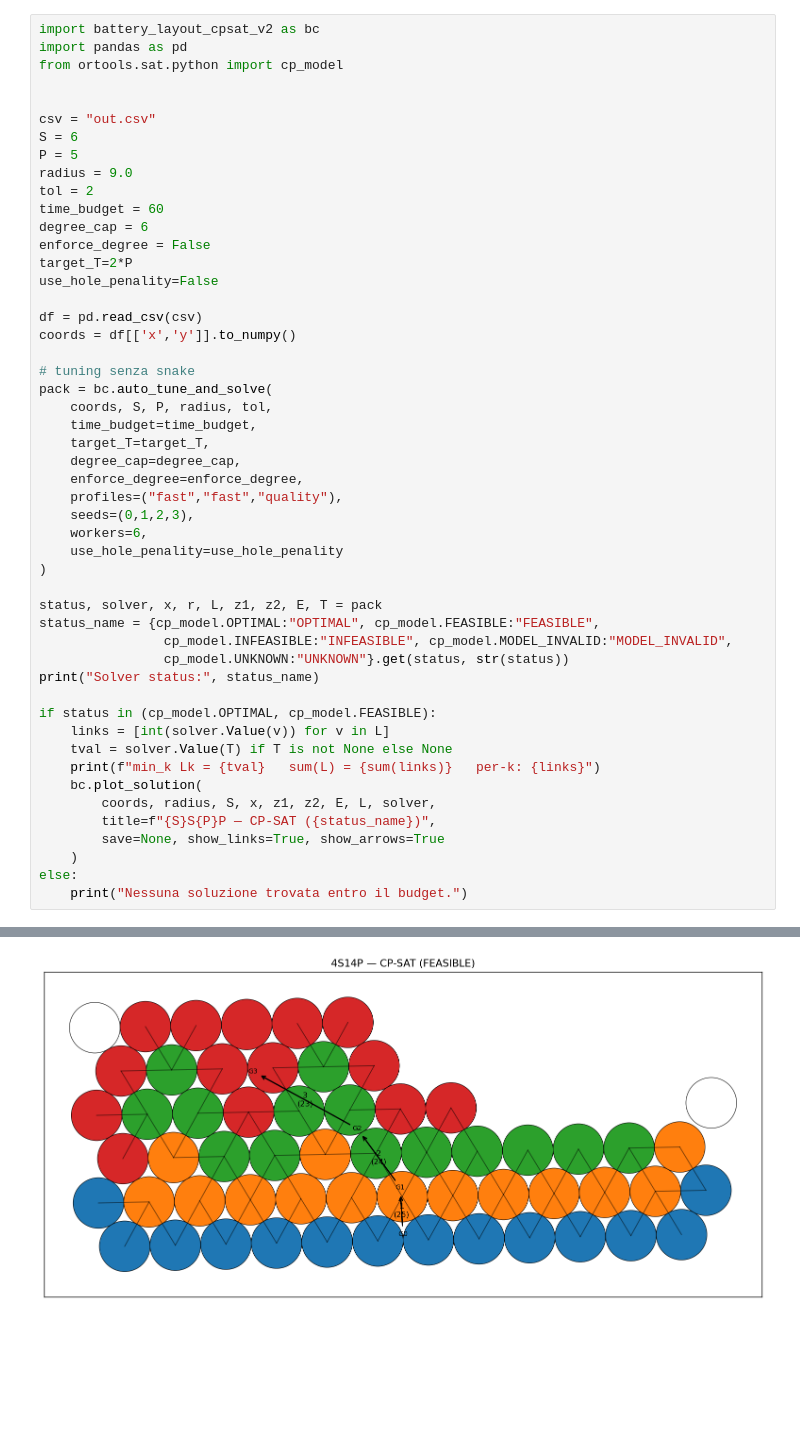
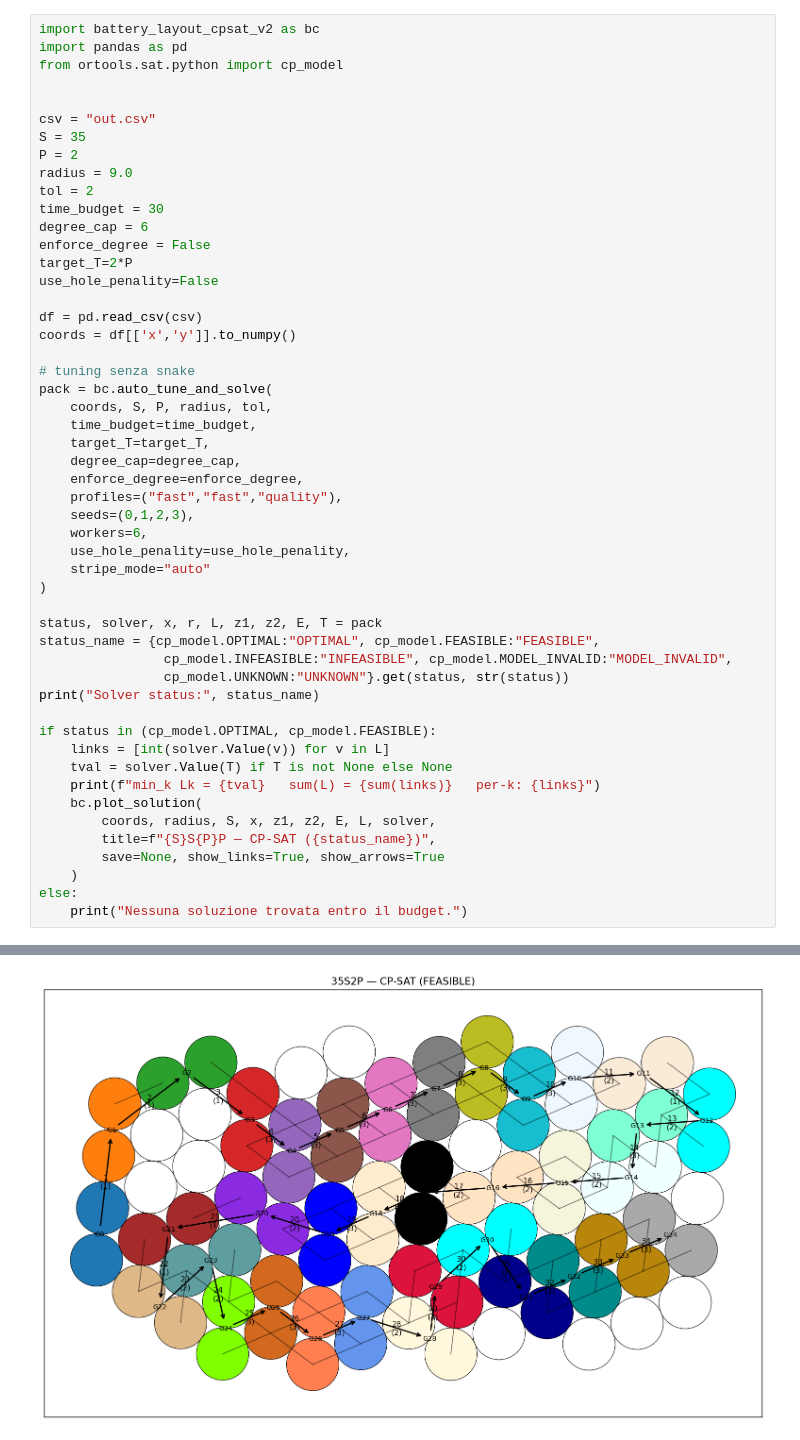
Before and after one commit to adducec03/2BD_project, a Jupyter notebook: others/new_version/notebook.ipynb, the cells around one changed output, grey strips where cells are left out. Drawn from its saved outputs; the diff is of its cells as text; blank space fills up the shorter version.

```diff
--- a/others/new_version/notebook.ipynb
+++ b/others/new_version/notebook.ipynb
@@ -91,11 +89,11 @@ from ortools.sat.python import cp_model
 
 
 csv = "out.csv"
-S = 6
-P = 5
+S = 35
+P = 2
 radius = 9.0
 tol = 2
-time_budget = 60
+time_budget = 30
 degree_cap = 6
 enforce_degree = False
 target_T=2*P
@@ -114,7 +112,8 @@ pack = bc.auto_tune_and_solve(
     profiles=("fast","fast","quality"),
     seeds=(0,1,2,3),
     workers=6,
-    use_hole_penality=use_hole_penality
+    use_hole_penality=use_hole_penality,
+    stripe_mode="auto"
 )
 
 status, solver, x, r, L, z1, z2, E, T = pack
@@ -155 +154 @@ min_k Lk = 23   sum(L) = 72   per-k: [25, 24, 23]
-[figure, old version]
+[figure, new version]
```
Also changed, not shown: parts of 14 cells of this notebook, 14 other files.
